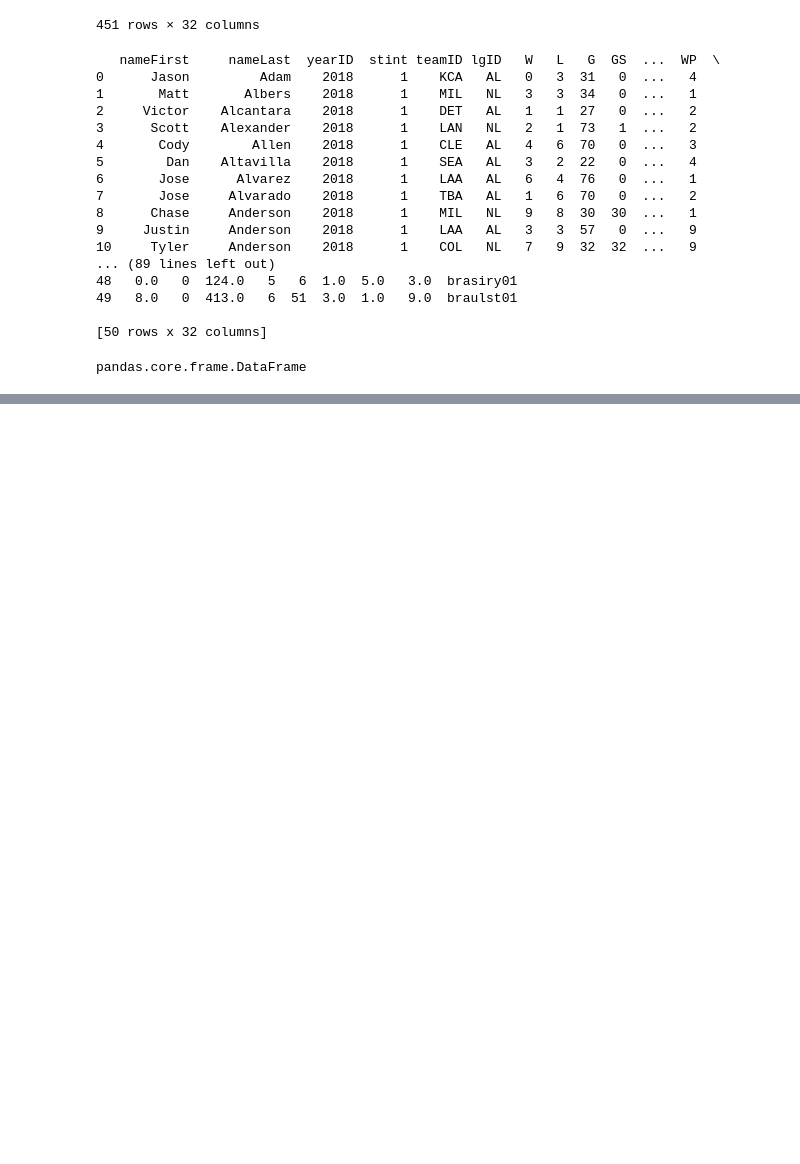
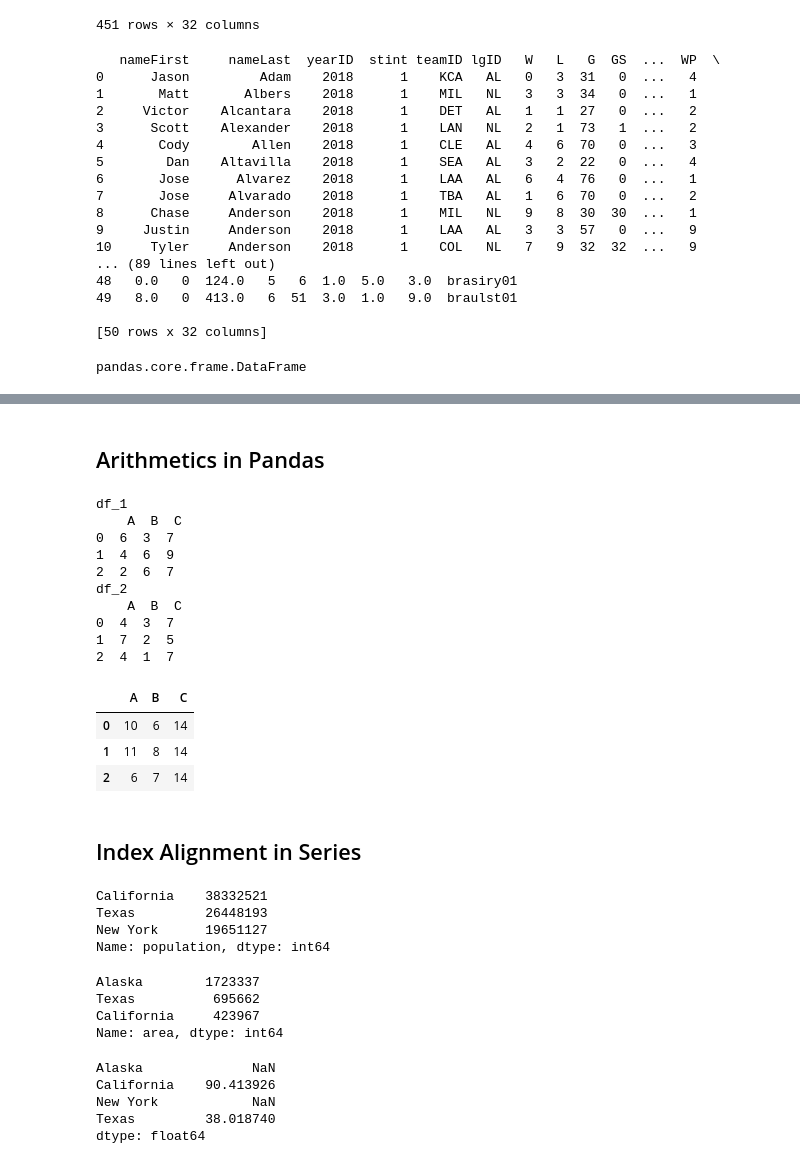
Before and after one commit to dowonh9599/everything-python, a Jupyter notebook: 06-pandas/01-introduction.ipynb, the cells around one changed output, grey strips where cells are left out. Cells and saved outputs as stored; diff of their text form; code cells hidden in the pictures; blank space fills up the shorter version.

```diff
--- a/06-pandas/01-introduction.ipynb
+++ b/06-pandas/01-introduction.ipynb
@@ -673,0 +792,52 @@ dfp_simple
+# %% [markdown]
+## Arithmetics in Pandas
+# %%
+rng = np.random.RandomState(42)
+df_1 = pd.DataFrame(rng.randint(0,10,(3,3)), columns=["A","B","C"])
+df_2 = pd.DataFrame(rng.randint(0,10,(3,3)), columns=["A","B","C"])
+print("df_1\n", df_1)
+print("df_2\n", df_2)
+
+df_1 + df_2
+# %% [output]
+df_1
+    A  B  C
+0  6  3  7
+1  4  6  9
+2  2  6  7
+df_2
+    A  B  C
+0  4  3  7
+1  7  2  5
+2  4  1  7
+|  | A | B | C |
+| 0 | 10 | 6 | 14 |
+| 1 | 11 | 8 | 14 |
+| 2 | 6 | 7 | 14 |
+# %% [markdown]
+## Index Alignment in Series
+# %%
+population = pd.Series({"California": 38332521, "Texas": 26448193, "New York": 19651127}, name="population")
+population
+# %% [output]
+California    38332521
+Texas         26448193
+New York      19651127
+Name: population, dtype: int64
+# %%
+area = pd.Series({"Alaska": 1723337, "Texas": 695662, "California": 423967}, name="area")
+area
+# %% [output]
+Alaska        1723337
+Texas          695662
+California     423967
+Name: area, dtype: int64
+# %%
+# population density = population / area
+population / area
+# %% [output]
+Alaska              NaN
+California    90.413926
+New York            NaN
+Texas         38.018740
+dtype: float64
```
Also changed, not shown: parts of 10 cells of this notebook.
